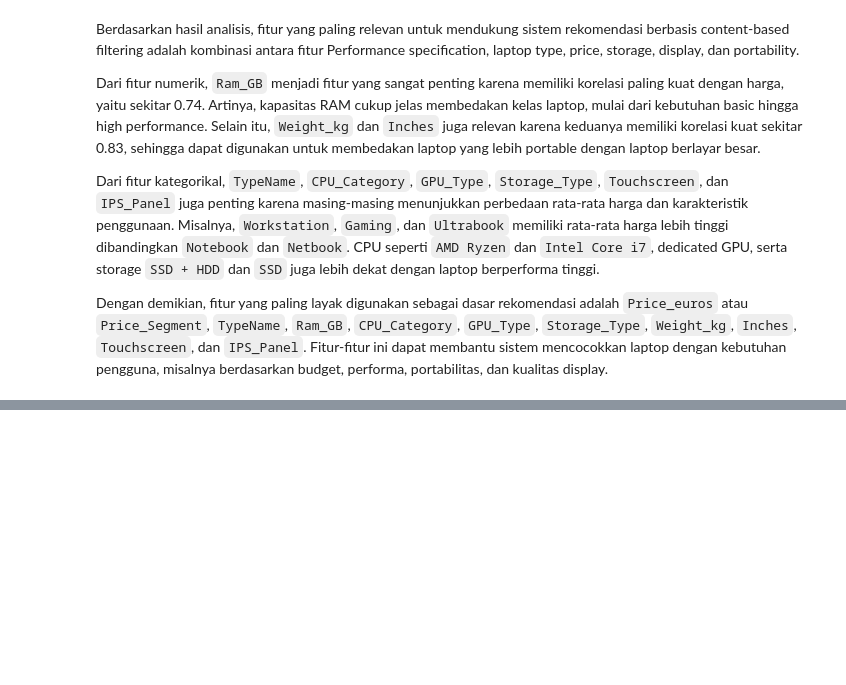
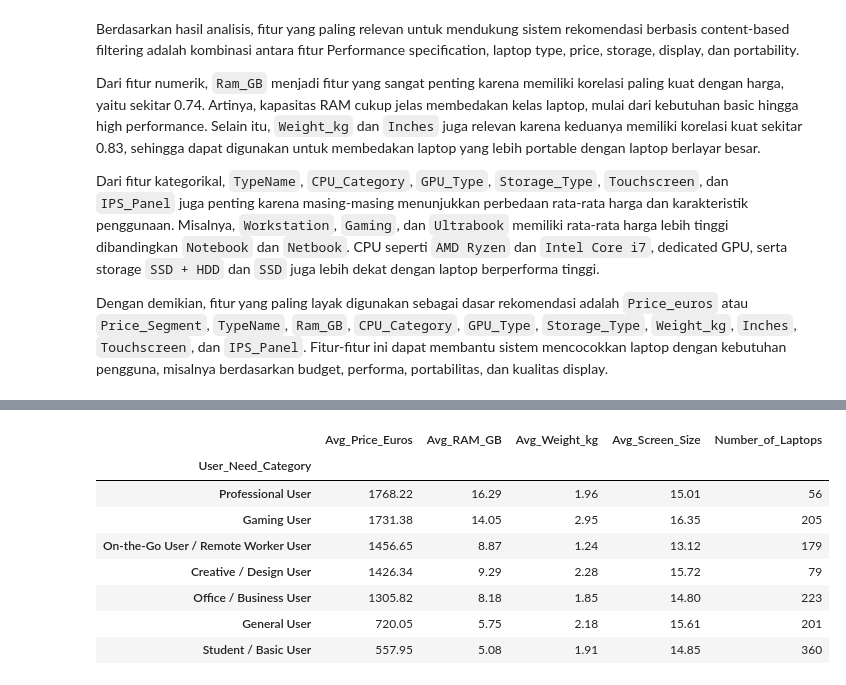
Before and after one commit to FTDS-assignment-bay/p2-ftds-final-project-ftds-038-hck-group-001, a Jupyter notebook: Data_Analysis_Laptop_Recommendation.ipynb, the cells around one changed output, grey strips where cells are left out. Drawn from its saved outputs; the diff is of its cells as text; code cells hidden in the pictures; blank space fills up the shorter version.

```diff
--- a/Data_Analysis_Laptop_Recommendation.ipynb
+++ b/Data_Analysis_Laptop_Recommendation.ipynb
@@ -992,0 +1137,29 @@ Secara keseluruhan, fitur yang paling relevan untuk mendukung strategi rekomenda
+# %%
+# Specification profile by user need category
+user_need_profile = df_clean.groupby('User_Need_Category').agg({
+    'Price_euros': 'mean',
+    'Ram_GB': 'mean',
+    'Weight_kg': 'mean',
+    'Inches': 'mean',
+    'laptop_ID': 'count'
+}).round(2)
+
+user_need_profile = user_need_profile.rename(columns={
+    'Price_euros': 'Avg_Price_Euros',
+    'Ram_GB': 'Avg_RAM_GB',
+    'Weight_kg': 'Avg_Weight_kg',
+    'Inches': 'Avg_Screen_Size',
+    'laptop_ID': 'Number_of_Laptops'
+}).sort_values(by='Avg_Price_Euros', ascending=False)
+
+user_need_profile
+# %% [output]
+|  | Avg_Price_Euros | Avg_RAM_GB | Avg_Weight_kg | Avg_Screen_Size | Number_of_Laptops |
+| User_Need_Category |  |  |  |  |  |
+| Professional User | 1768.22 | 16.29 | 1.96 | 15.01 | 56 |
+| Gaming User | 1731.38 | 14.05 | 2.95 | 16.35 | 205 |
+| On-the-Go User / Remote Worker User | 1456.65 | 8.87 | 1.24 | 13.12 | 179 |
+| Creative / Design User | 1426.34 | 9.29 | 2.28 | 15.72 | 79 |
+| Office / Business User | 1305.82 | 8.18 | 1.85 | 14.80 | 223 |
+| General User | 720.05 | 5.75 | 2.18 | 15.61 | 201 |
+| Student / Basic User | 557.95 | 5.08 | 1.91 | 14.85 | 360 |
```
Also changed, not shown: parts of 13 cells of this notebook.
